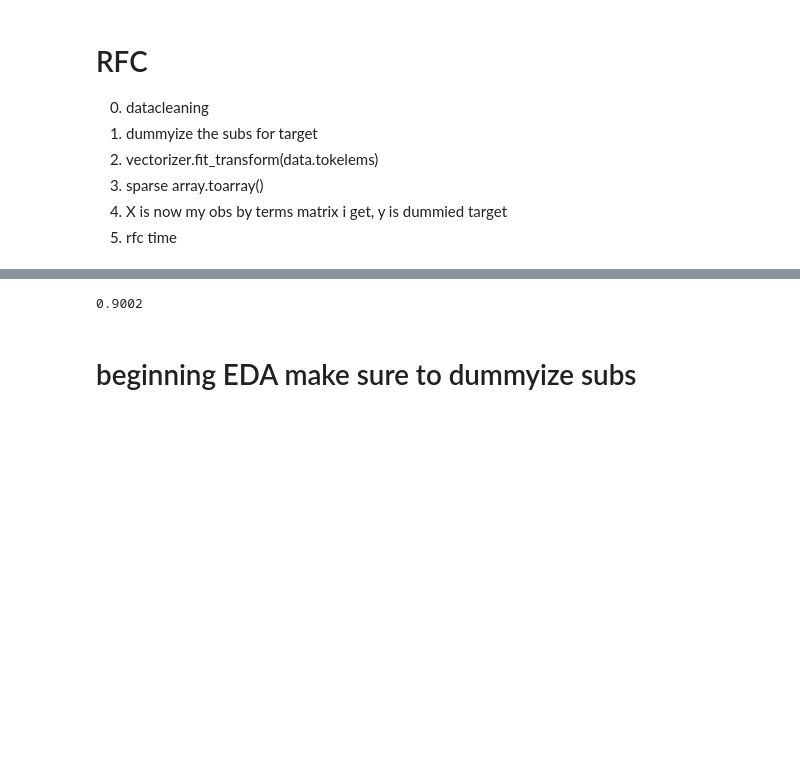
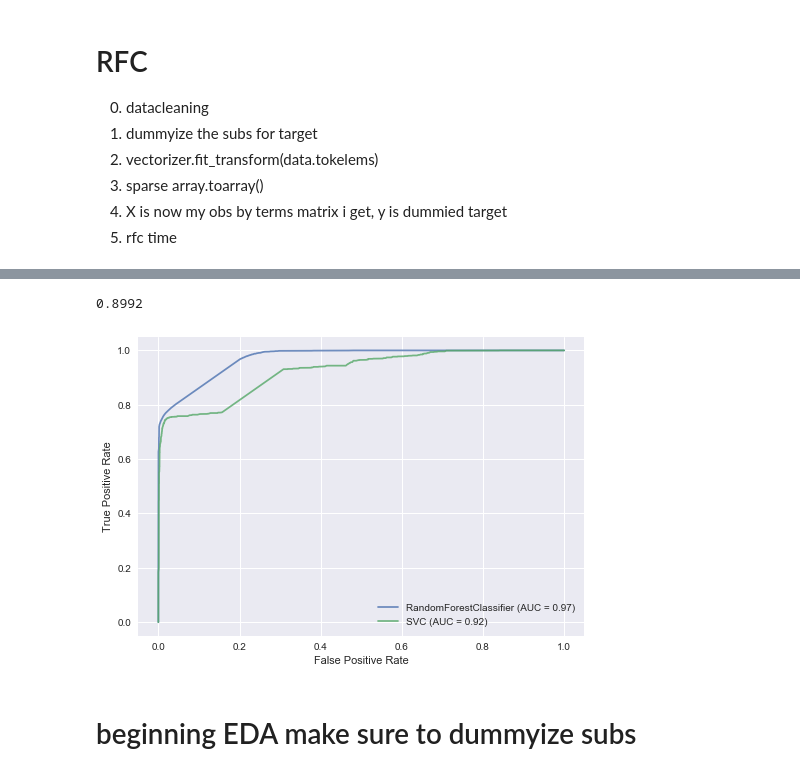
Before and after one commit to Jameshskelton/Reddit-NLP, a Jupyter notebook: Reddit-nlp-project.ipynb, the cells around one changed output, grey strips where cells are left out. Cells and saved outputs as stored; diff of their text form; code cells hidden in the pictures; blank space fills up the shorter version.

```diff
--- a/Reddit-nlp-project.ipynb
+++ b/Reddit-nlp-project.ipynb
@@ -250,3 +288,0 @@ vec_X = tfidf_vectorizer.fit_transform(sample_df['Tokelems']).toarray()
-# %%
-X = vec_X
-y = sample_df['Subreddit_anime']
@@ -253,6 +295,6 @@ y = sample_df['Subreddit_anime']
 # %%
-rfc =RandomForestClassifier(n_estimators=1000,max_features='auto',random_state=0,oob_score=True)
+rfc =RandomForestClassifier(n_estimators=5000,max_features='sqrt',random_state=0,oob_score=True)
 rfc.fit(X, y)
 rfc.oob_score_
 # %% [output]
-0.9002
+0.8992
@@ -259,3 +304,20 @@ rfc.oob_score_
+# %%
+from sklearn.svm import SVC
+from sklearn.metrics import plot_roc_curve
+svc = SVC(random_state=42)
+svc.fit(X, y)
+
+ax = plt.gca()
+rfc_disp = plot_roc_curve(rfc, X, y, ax=ax, alpha=0.8)
+# svc_disp = plot_roc_curve(svc, X, y)
+
+
+
+
+svc_disp.plot(ax=ax, alpha=0.8)
+plt.show()
+# %% [output]
+[figure, added]
 # %% [markdown]
 # beginning EDA make sure to dummyize subs
 # %%
```
Also changed, not shown: parts of 9 cells of this notebook.
